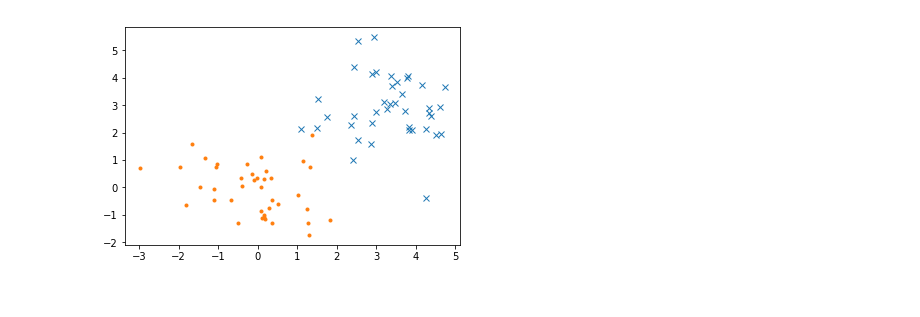
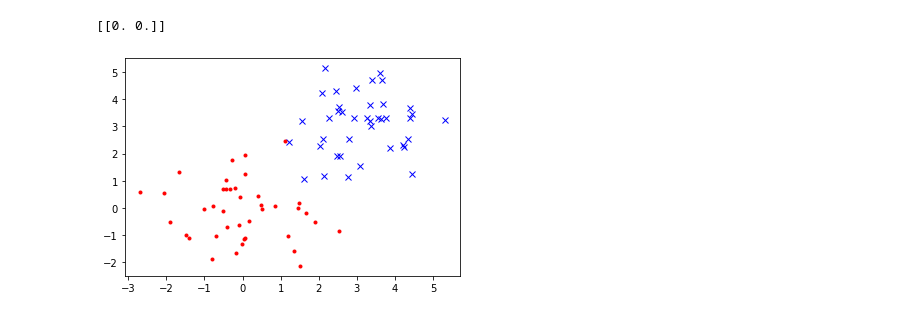
Before and after one commit to xindoo/machine-learning, a Jupyter notebook: logistic-regression.ipynb, the cells around one changed output. Cells and saved outputs as stored; diff of their text form; code cells hidden in the pictures.

```diff
--- a/logistic-regression.ipynb
+++ b/logistic-regression.ipynb
@@ -1,20 +1,22 @@
 # %%
 import matplotlib.pyplot as plt
 import numpy as np
 from scipy import stats
 from numpy import random
 
 N = 40
 nx1 = random.randn(N)+3   # negative points
 nx2 = random.randn(N)+3
 px1 = random.randn(N)   #positive points
 px2 = random.randn(N)
 theta = np.matrix(np.zeros(2))
-plt.plot(nx1, nx2, 'x')
-plt.plot(px1, px2, '.')
+print(theta)
+plt.plot(nx1, nx2, 'x', color='b')  #0
+plt.plot(px1, px2, '.', color='r')  #1
 plt.show()
 # %% [output]
+[[0. 0.]]
-[figure, old version]
+[figure, new version]
 # %%
 nX = np.r_[np.matrix(nx1),np.matrix(nx2)]
 pX = np.r_[np.matrix(px1),np.matrix(px2)]
```
Also changed, not shown: parts of 8 cells of this notebook, 2 other files.
